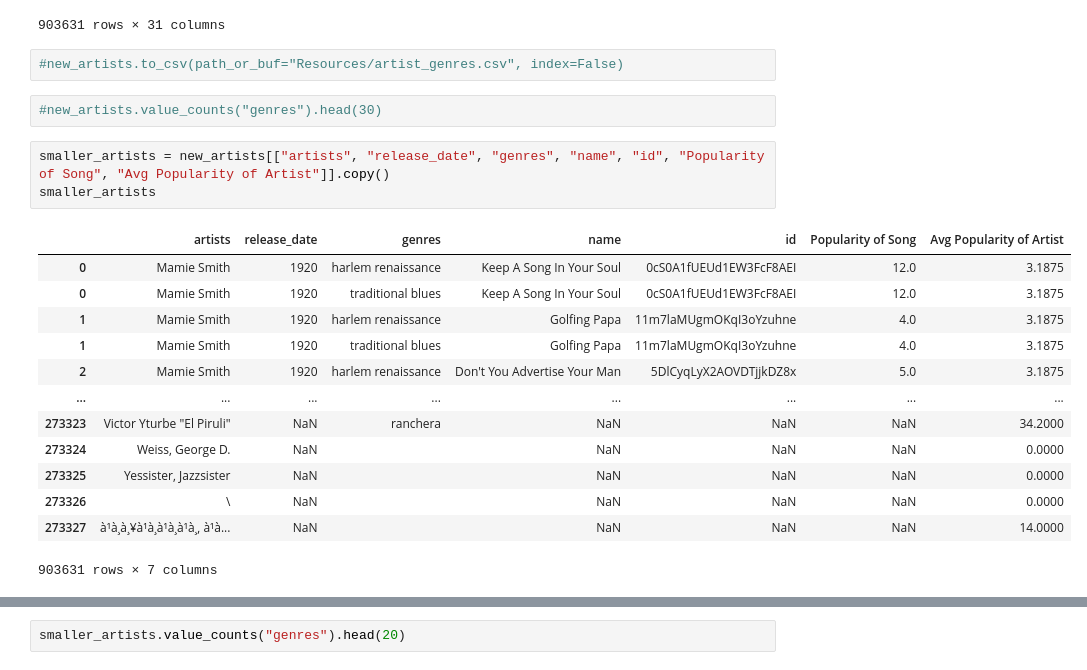
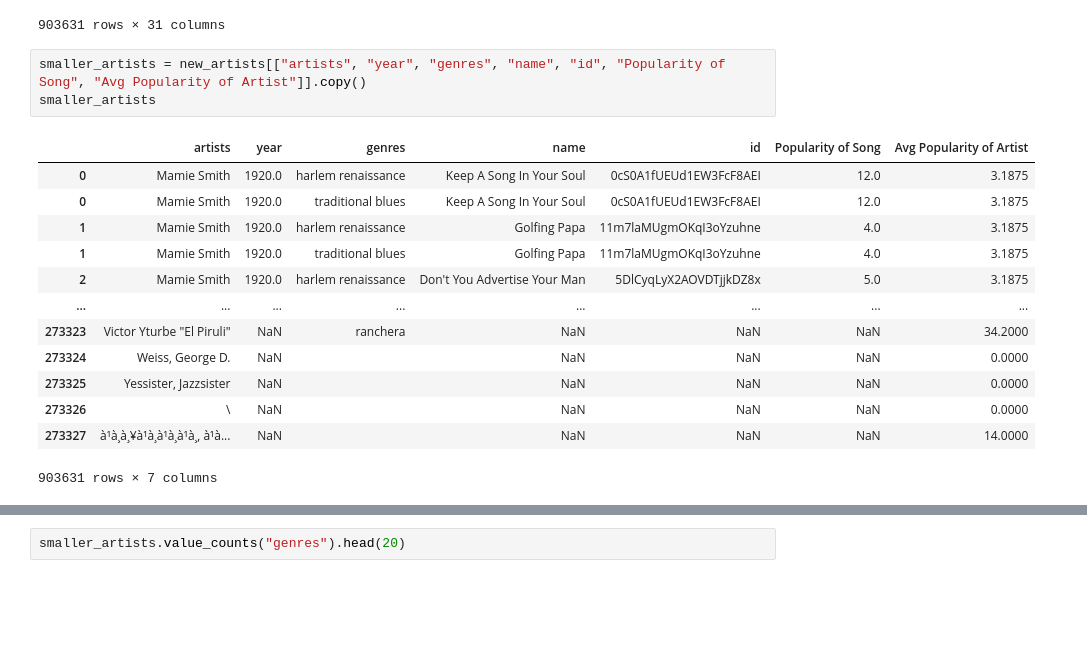
Before and after one commit to aftheiss/Music-of-Life---Project, a Jupyter notebook: spotify_starter.ipynb, the cells around one changed output, grey strips where cells are left out. Saved outputs shown, nothing was run; the diff lists cells and outputs as text; blank space fills up the shorter version.

```diff
--- a/spotify_starter.ipynb
+++ b/spotify_starter.ipynb
@@ -192,18 +192,14 @@ new_artists
 903631 rows × 31 columns
-# %%
-#new_artists.to_csv(path_or_buf="Resources/artist_genres.csv", index=False)
-# %%
-#new_artists.value_counts("genres").head(30)
 # %%
-smaller_artists = new_artists[["artists", "release_date", "genres", "name", "id", "Popularity of Song", "Avg Popularity of Artist"]].copy()
+smaller_artists = new_artists[["artists", "year", "genres", "name", "id", "Popularity of Song", "Avg Popularity of Artist"]].copy()
 smaller_artists
 # %% [output]
-|  | artists | release_date | genres | name | id | Popularity of Song | Avg Popularity of Artist |
-| 0 | Mamie Smith | 1920 | harlem renaissance | Keep A Song In Your Soul | 0cS0A1fUEUd1EW3FcF8AEI | 12.0 | 3.1875 |
-| 0 | Mamie Smith | 1920 | traditional blues | Keep A Song In Your Soul | 0cS0A1fUEUd1EW3FcF8AEI | 12.0 | 3.1875 |
-| 1 | Mamie Smith | 1920 | harlem renaissance | Golfing Papa | 11m7laMUgmOKqI3oYzuhne | 4.0 | 3.1875 |
-| 1 | Mamie Smith | 1920 | traditional blues | Golfing Papa | 11m7laMUgmOKqI3oYzuhne | 4.0 | 3.1875 |
-| 2 | Mamie Smith | 1920 | harlem renaissance | Don't You Advertise Your Man | 5DlCyqLyX2AOVDTjjkDZ8x | 5.0 | 3.1875 |
+|  | artists | year | genres | name | id | Popularity of Song | Avg Popularity of Artist |
+| 0 | Mamie Smith | 1920.0 | harlem renaissance | Keep A Song In Your Soul | 0cS0A1fUEUd1EW3FcF8AEI | 12.0 | 3.1875 |
+| 0 | Mamie Smith | 1920.0 | traditional blues | Keep A Song In Your Soul | 0cS0A1fUEUd1EW3FcF8AEI | 12.0 | 3.1875 |
+| 1 | Mamie Smith | 1920.0 | harlem renaissance | Golfing Papa | 11m7laMUgmOKqI3oYzuhne | 4.0 | 3.1875 |
+| 1 | Mamie Smith | 1920.0 | traditional blues | Golfing Papa | 11m7laMUgmOKqI3oYzuhne | 4.0 | 3.1875 |
+| 2 | Mamie Smith | 1920.0 | harlem renaissance | Don't You Advertise Your Man | 5DlCyqLyX2AOVDTjjkDZ8x | 5.0 | 3.1875 |
 | ... | ... | ... | ... | ... | ... | ... | ... |
 | 273323 | Victor Yturbe "El Piruli" | NaN | ranchera | NaN | NaN | NaN | 34.2000 |
 | 273324 | Weiss, George D. | NaN |  | NaN | NaN | NaN | 0.0000 |
```
Also changed, not shown: parts of 18 cells of this notebook.
